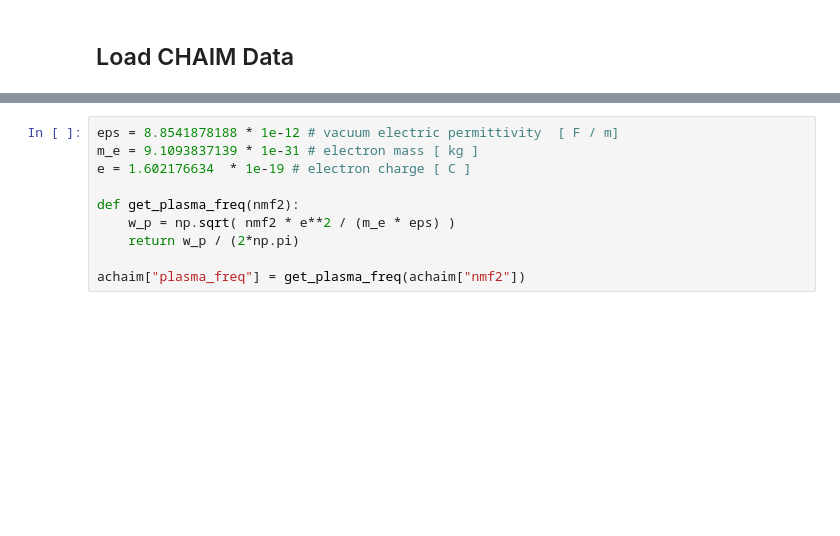
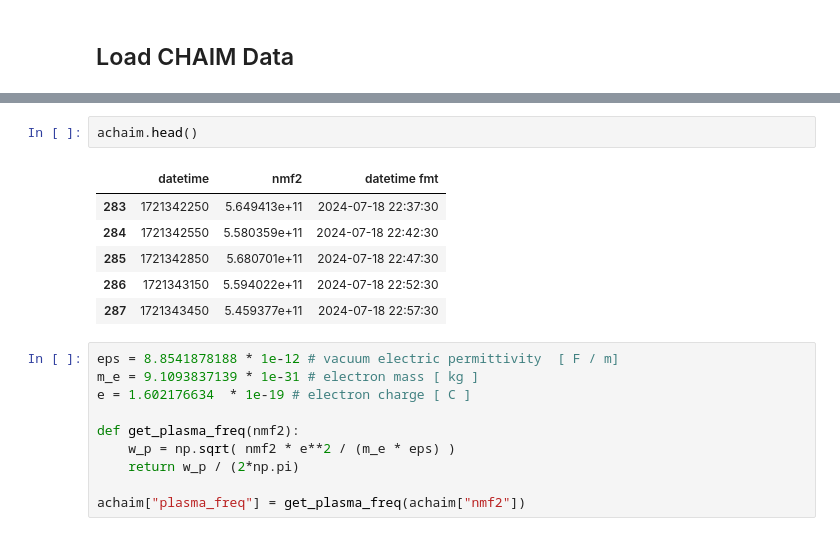
Before and after one commit to PhilJ0ly/ALBATROS_axion_search, a Jupyter notebook: Jupyter/ionosphere_data_acquisition_pipeline.ipynb, the cells around one changed output, grey strips where cells are left out. Saved outputs shown, nothing was run; the diff lists cells and outputs as text; blank space fills up the shorter version.

```diff
--- a/Jupyter/ionosphere_data_acquisition_pipeline.ipynb
+++ b/Jupyter/ionosphere_data_acquisition_pipeline.ipynb
@@ -31,6 +32,15 @@ t_diff = 5*60
 print(f"Loaded {len(achaim)} Data points from {obs_period[0]} to {obs_period[1]}")
 # %% [output]
 Loaded 89 Data points from 1721342139 to 1721376339
+# %%
+achaim.head()
+# %% [output]
+|  | datetime | nmf2 | datetime fmt |
+| 283 | 1721342250 | 5.649413e+11 | 2024-07-18 22:37:30 |
+| 284 | 1721342550 | 5.580359e+11 | 2024-07-18 22:42:30 |
+| 285 | 1721342850 | 5.680701e+11 | 2024-07-18 22:47:30 |
+| 286 | 1721343150 | 5.594022e+11 | 2024-07-18 22:52:30 |
+| 287 | 1721343450 | 5.459377e+11 | 2024-07-18 22:57:30 |
 # %%
 eps = 8.8541878188 * 1e-12 # vacuum electric permittivity  [ F / m]
 m_e = 9.1093837139 * 1e-31 # electron mass [ kg ]
```
Also changed, not shown: parts of 2 cells of this notebook, 8 other files.
